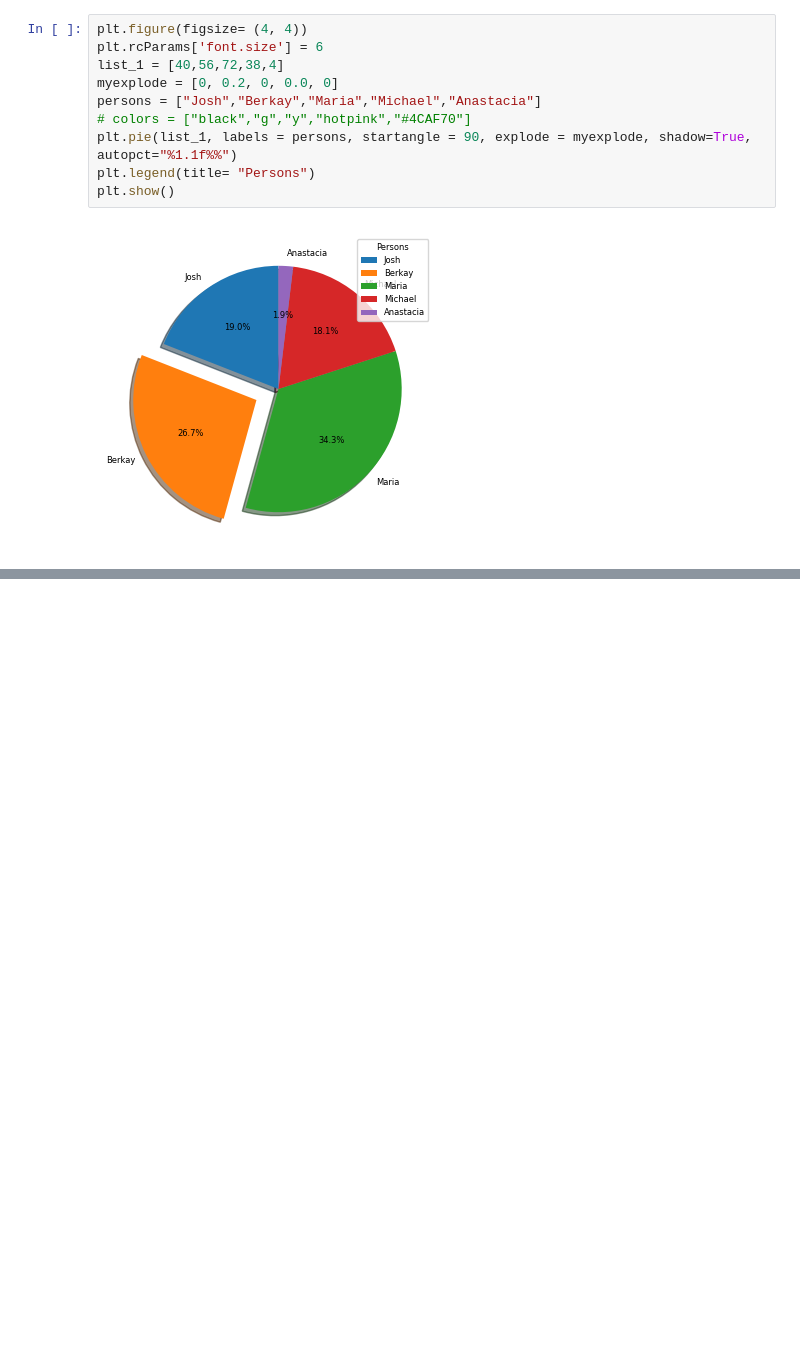
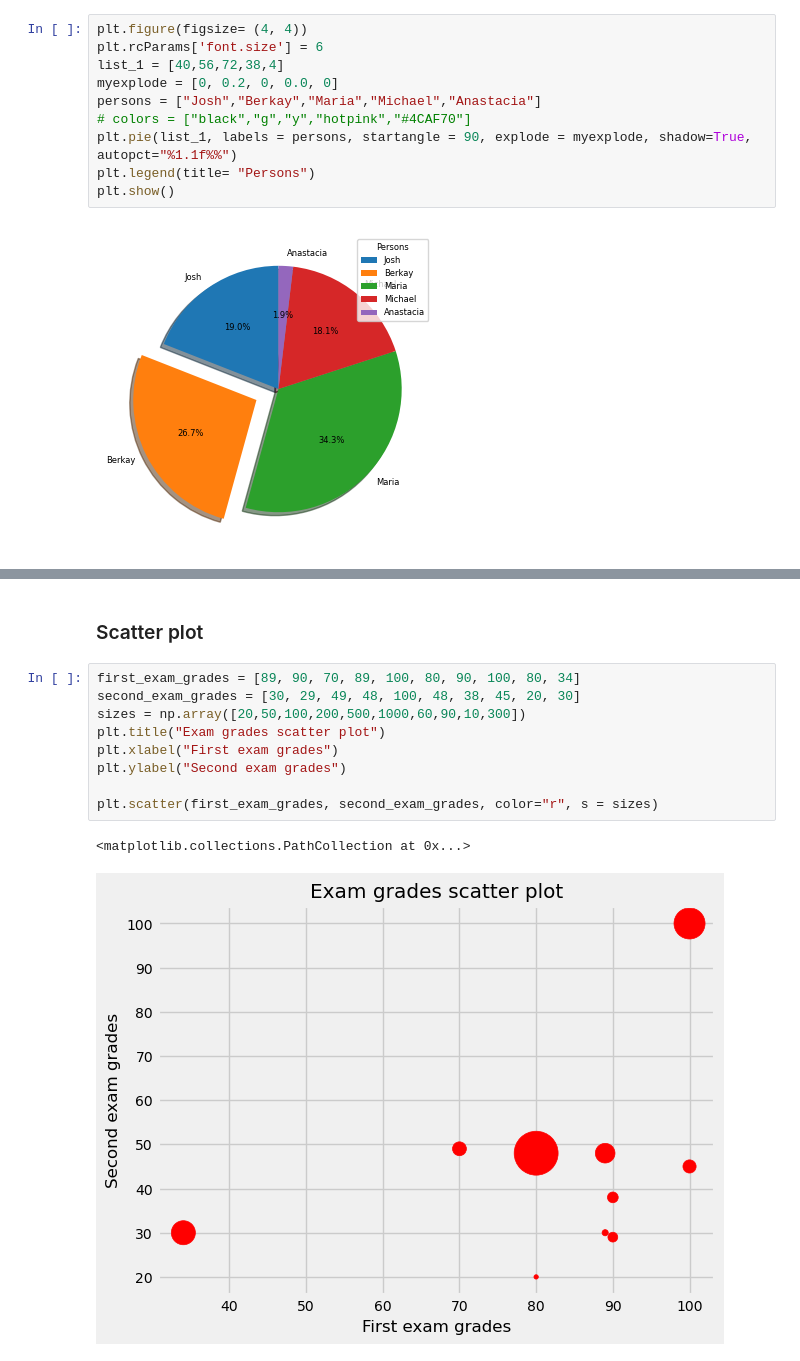
Before and after one commit to cyberscorpion/fync-cohort-7, a Jupyter notebook: 14. Matplotlib.ipynb, the cells around one changed output, grey strips where cells are left out. Drawn from its saved outputs; the diff is of its cells as text; blank space fills up the shorter version.

```diff
--- a/14. Matplotlib.ipynb
+++ b/14. Matplotlib.ipynb
@@ -267,0 +326,14 @@ plt.show()
+# %% [markdown]
+### Scatter plot
+# %%
+first_exam_grades = [89, 90, 70, 89, 100, 80, 90, 100, 80, 34]
+second_exam_grades = [30, 29, 49, 48, 100, 48, 38, 45, 20, 30]
+sizes = np.array([20,50,100,200,500,1000,60,90,10,300])
+plt.title("Exam grades scatter plot")
+plt.xlabel("First exam grades")
+plt.ylabel("Second exam grades")
+
+plt.scatter(first_exam_grades, second_exam_grades, color="r", s = sizes)
+# %% [output]
+<matplotlib.collections.PathCollection at 0x...>
+[figure, added]
```
Also changed, not shown: parts of 7 cells of this notebook.
